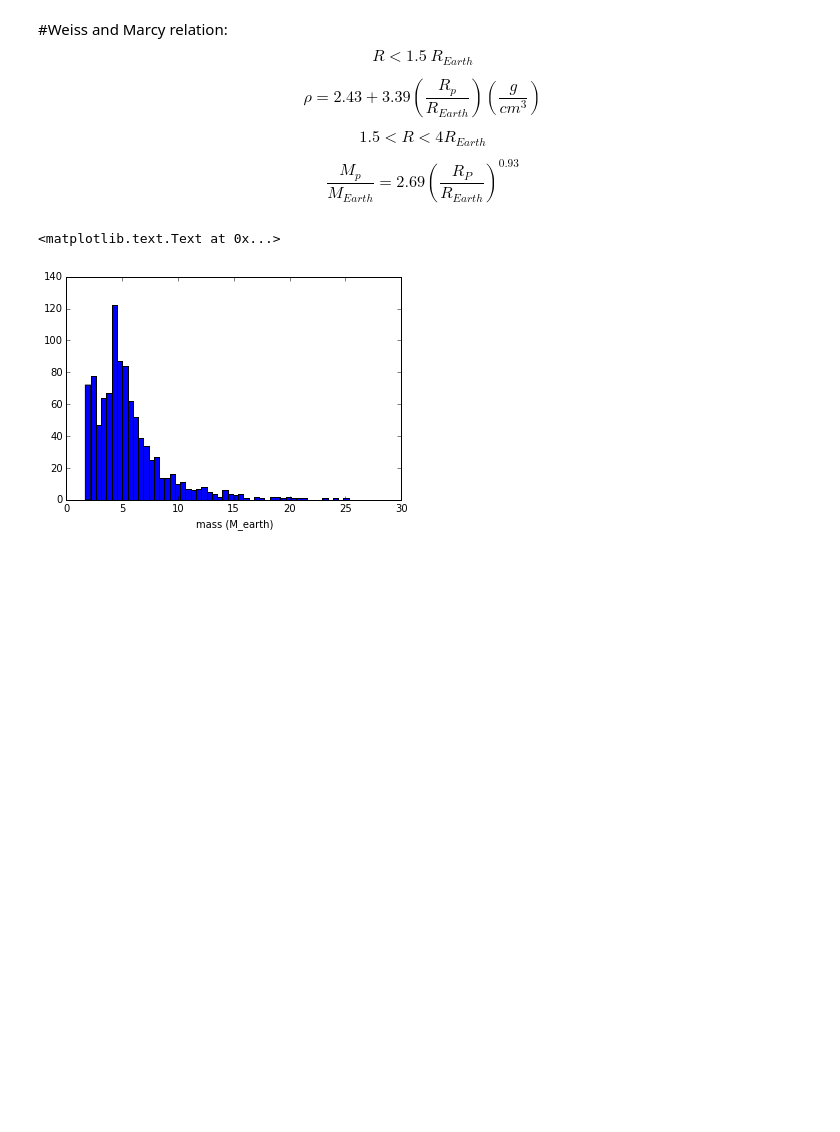
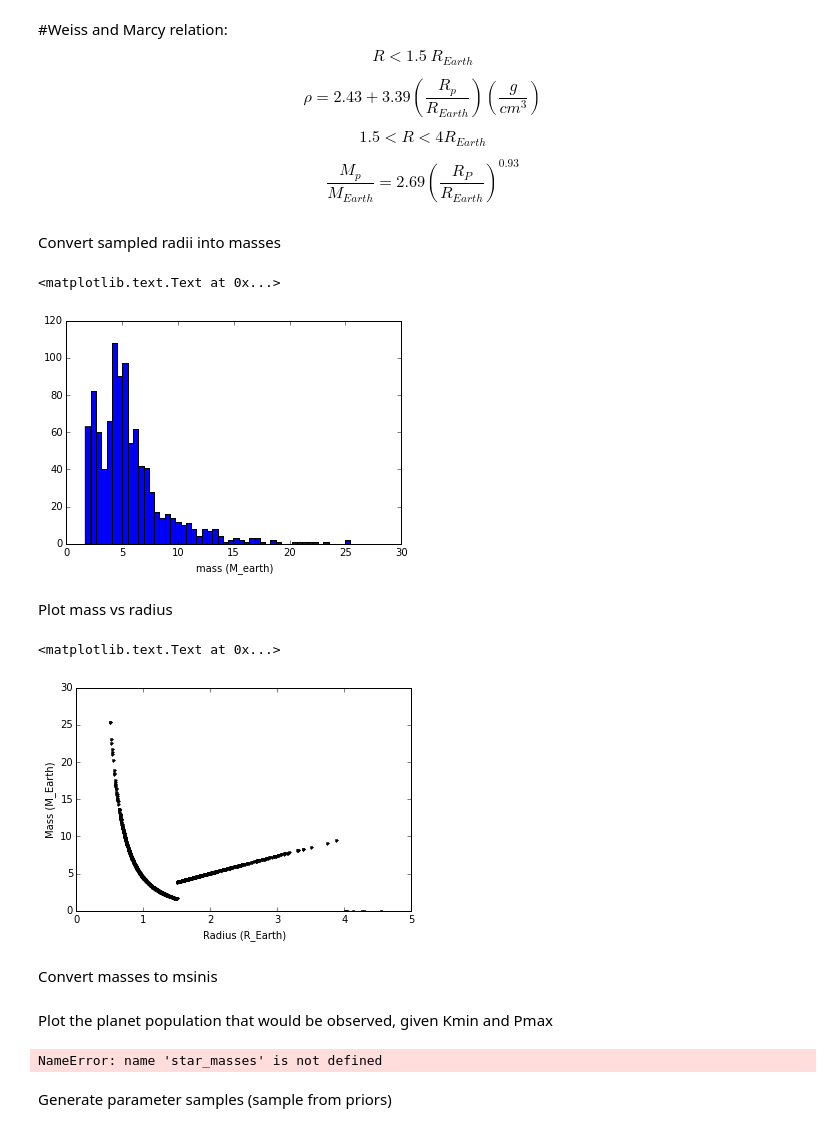
Before and after one commit to RuthAngus/Mdwarfs, a Jupyter notebook: Radius_distribution.ipynb, the cells around one changed output. Saved outputs shown, nothing was run; the diff lists cells and outputs as text; code cells hidden in the pictures; blank space fills up the shorter version.

```diff
--- a/Radius_distribution.ipynb
+++ b/Radius_distribution.ipynb
@@ -77,12 +91,25 @@ def Weiss_MR(theta, R):
     l = (1.5 < R) & (R < 4)
     M[l] = theta[2]*R[l]**theta[3]
     return M
+# %% [markdown]
+Convert sampled radii into masses
 # %%
-theta = [2.43, 3.39, 2.69, .93]
-mass_draws = Weiss_MR(theta, draws)
+theta_init = [2.43, 3.39, 2.69, .93]
+mass_draws = Weiss_MR(theta_init, radius_draws)
 l = mass_draws > 0
 plt.hist(mass_draws[l], 50)
 plt.xlabel("mass (M_earth)")
 # %% [output]
 <matplotlib.text.Text at 0x...>
-[figure, old version]
+[figure, new version]
+# %% [markdown]
+Plot mass vs radius
+# %%
+plt.plot(radius_draws, mass_draws, "k.")
+plt.xlabel("Radius (R_Earth)")
+plt.ylabel("Mass (M_Earth)")
+# %% [output]
+<matplotlib.text.Text at 0x...>
+[figure, added]
+# %% [markdown]
+Convert masses to msinis
@@ -88,0 +120,12 @@ plt.xlabel("mass (M_earth)")
+# %% [markdown]
+Plot the planet population that would be observed, given Kmin and Pmax
+# %%
+msini_sim_kept = populationize(theta_init, radius_draws, period_draws, star_masses)
+plt.clf()
+plt.subplot(2, 1, 1)
+plt.hist(msini_sim, color="b", alpha=.5)
+plt.hist(msini_true, color="r", alpha=.5)
+# %% [output]
+NameError: name 'star_masses' is not defined
+# %% [markdown]
+Generate parameter samples (sample from priors)
```
Also changed, not shown: parts of 10 cells of this notebook, 2 other files.
